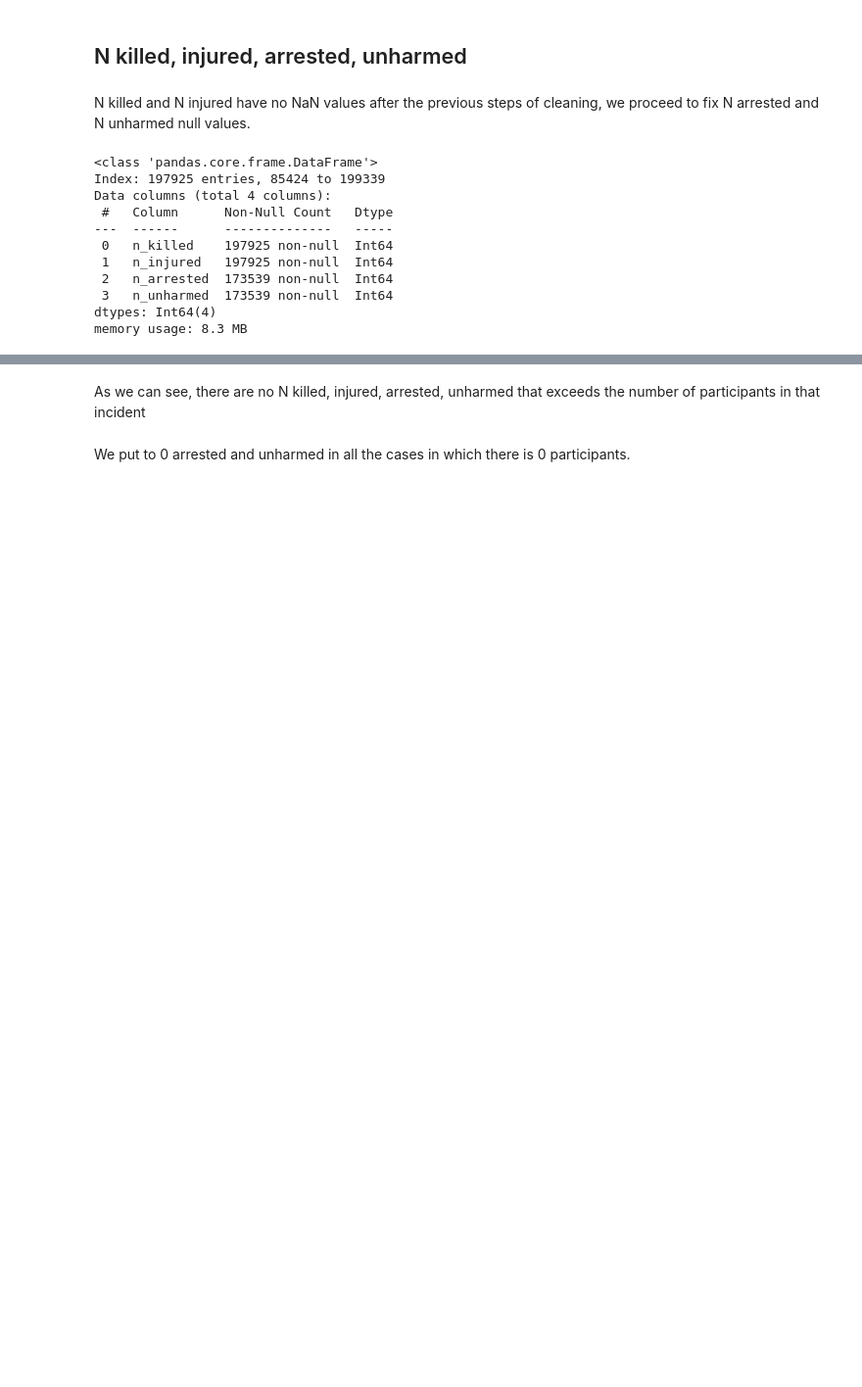
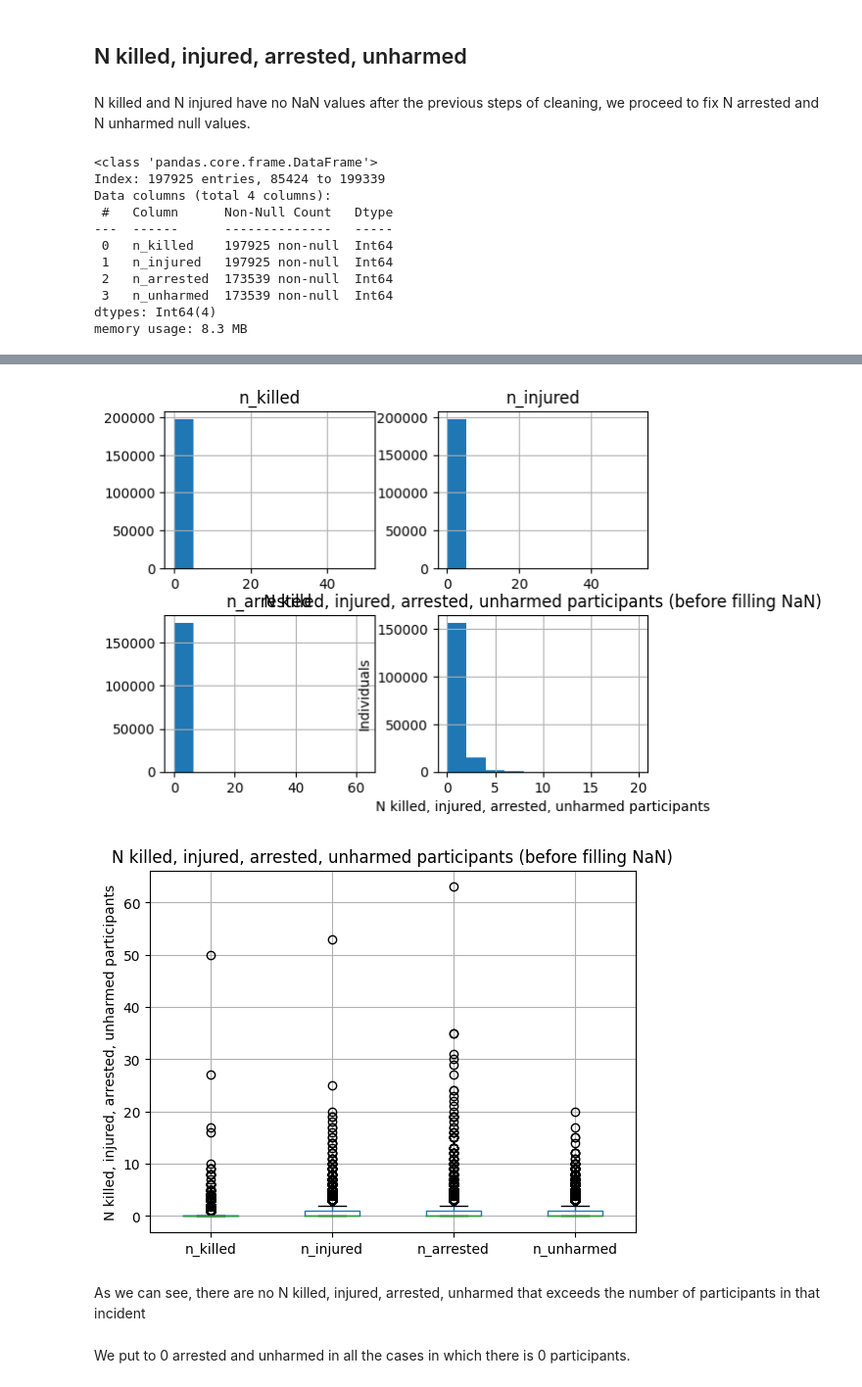
Before and after one commit to vezzusamu/dm-project, a Jupyter notebook: data_preparation.ipynb, the cells around one changed output, grey strips where cells are left out. Shown at 98% size. Cells and saved outputs as stored; diff of their text form; code cells hidden in the pictures; blank space fills up the shorter version.

Commit message:
added removing of duplicates and plots in DP WIP
TODO: fix avg age filling 0 when n participants = 0

```diff
--- a/data_preparation.ipynb
+++ b/data_preparation.ipynb
@@ -80,0 +83,4 @@ df len after: 199378
+# %%
+print(df.duplicated().value_counts())
+df = df.drop_duplicates(keep='first')
+print(df.duplicated().value_counts())
@@ -323,3 +333,17 @@ memory usage: 8.3 MB
+# %%
+df.hist(column=columns_to_check)
+plt.title("N killed, injured, arrested, unharmed participants (before filling NaN)")
+plt.xlabel("N killed, injured, arrested, unharmed participants")
+plt.ylabel("Individuals")
+plt.show()
+
+df.boxplot(column=columns_to_check)
+plt.title("N killed, injured, arrested, unharmed participants (before filling NaN)")
+plt.ylabel("N killed, injured, arrested, unharmed participants")
+plt.show()
+# %% [output]
+[figure, added]
+[figure, added]
 # %% [markdown]
 As we can see, there are no N killed, injured, arrested, unharmed that exceeds the number of participants in that incident
 # %% [markdown]
```
Also changed, not shown: parts of 21 cells of this notebook, 5 other files.
